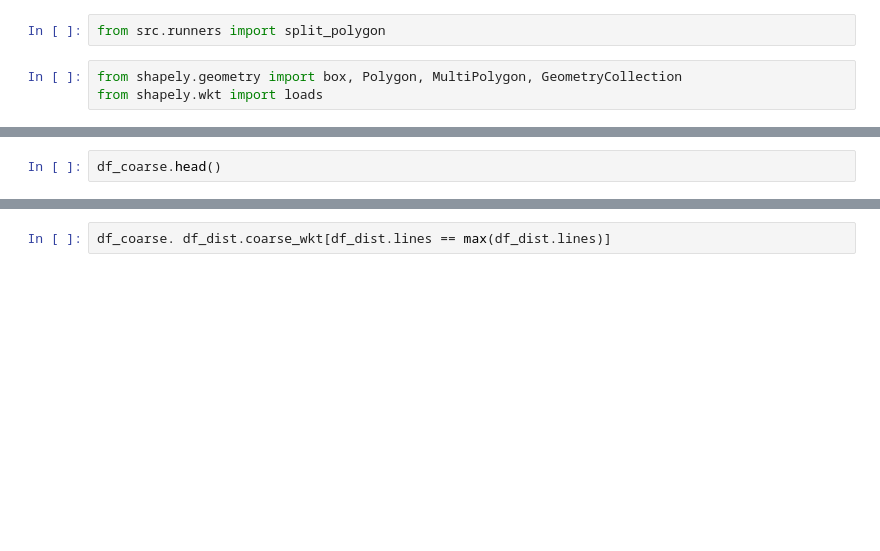
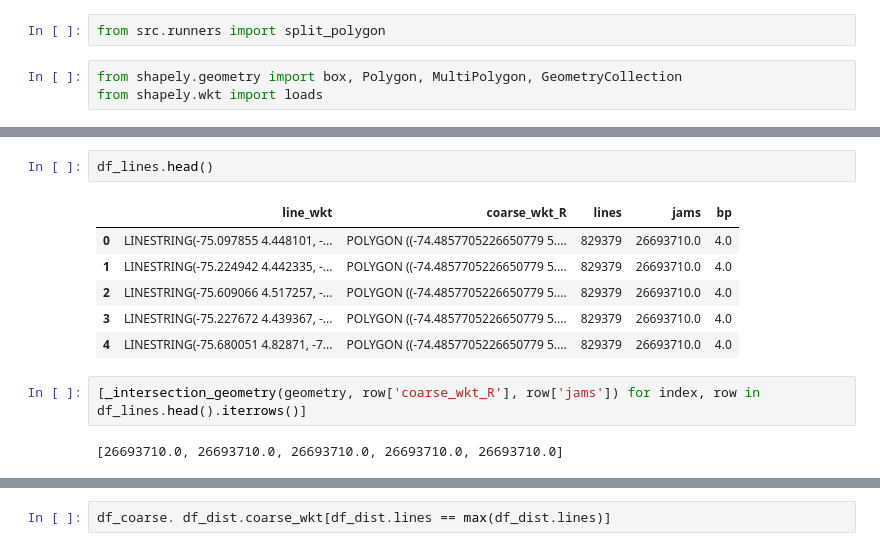
Before and after one commit to EL-BID/IDB-IDB-Invest-Coronavirus-Impact-Dashboard, a Jupyter notebook: notebooks/katana_bounds.ipynb, the cells around one changed output, grey strips where cells are left out. Saved outputs shown, nothing was run; the diff lists cells and outputs as text; blank space fills up the shorter version.

```diff
--- a/notebooks/katana_bounds.ipynb
+++ b/notebooks/katana_bounds.ipynb
@@ -421,2 +494,13 @@ print(len(df_dist))
 # %%
-df_coarse.head()
+df_lines.head()
+# %% [output]
+|  | line_wkt | coarse_wkt_R | lines | jams | bp |
+| 0 | LINESTRING(-75.097855 4.448101, -... | POLYGON ((-74.4857705226650779 5.... | 829379 | 26693710.0 | 4.0 |
+| 1 | LINESTRING(-75.224942 4.442335, -... | POLYGON ((-74.4857705226650779 5.... | 829379 | 26693710.0 | 4.0 |
+| 2 | LINESTRING(-75.609066 4.517257, -... | POLYGON ((-74.4857705226650779 5.... | 829379 | 26693710.0 | 4.0 |
+| 3 | LINESTRING(-75.227672 4.439367, -... | POLYGON ((-74.4857705226650779 5.... | 829379 | 26693710.0 | 4.0 |
+| 4 | LINESTRING(-75.680051 4.82871, -7... | POLYGON ((-74.4857705226650779 5.... | 829379 | 26693710.0 | 4.0 |
+# %%
+[_intersection_geometry(geometry, row['coarse_wkt_R'], row['jams']) for index, row in df_lines.head().iterrows()]
+# %% [output]
+[26693710.0, 26693710.0, 26693710.0, 26693710.0, 26693710.0]
```
Also changed, not shown: parts of 14 cells of this notebook, 1 other file.
